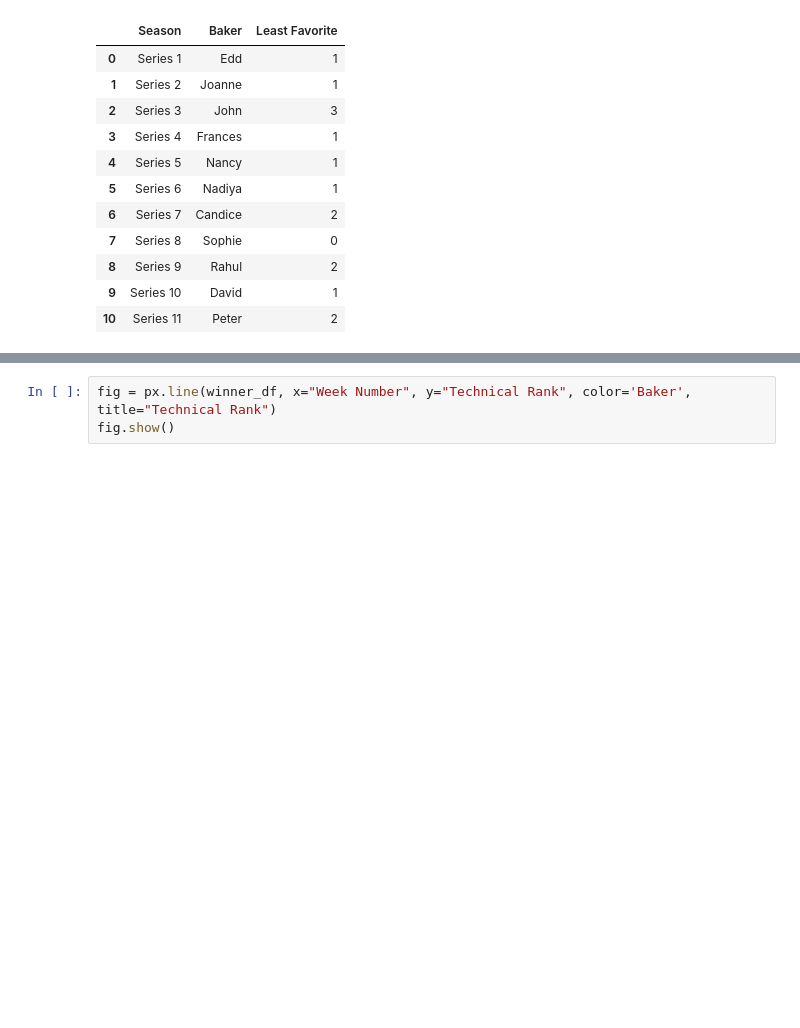
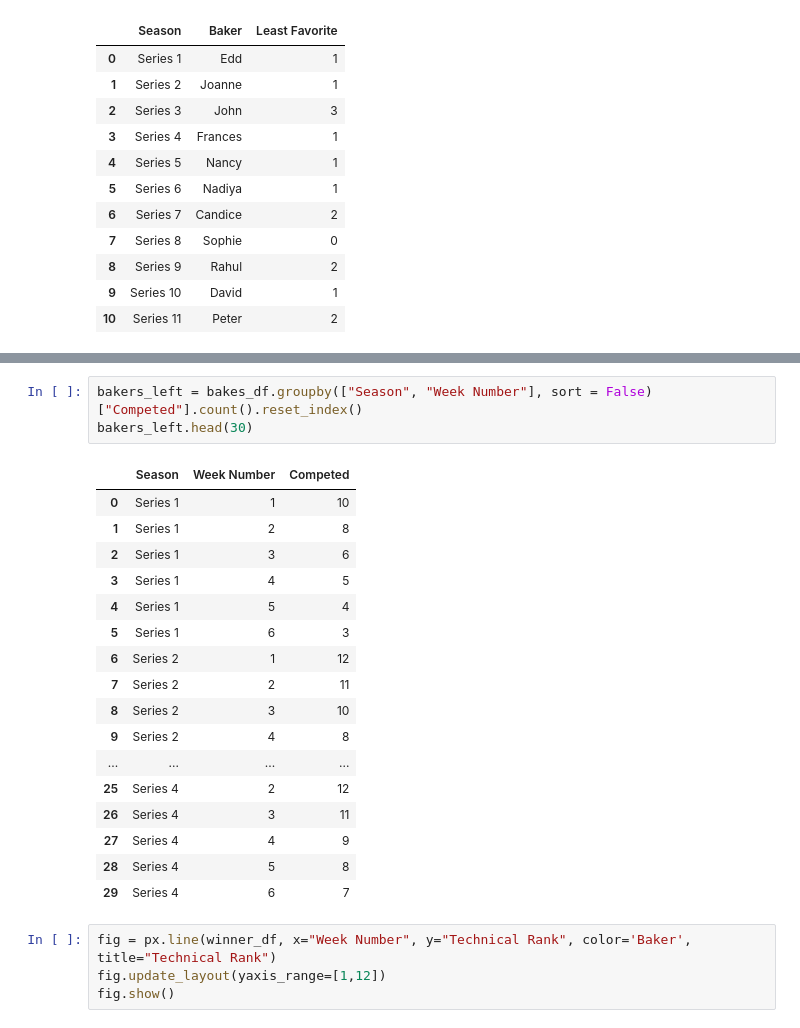
Before and after one commit to oshadiw/bakeoff-analysis, a Jupyter notebook: winners.ipynb, the cells around one changed output, grey strips where cells are left out. Saved outputs shown, nothing was run; the diff lists cells and outputs as text; blank space fills up the shorter version.

```diff
--- a/winners.ipynb
+++ b/winners.ipynb
@@ -114,3 +125,25 @@ count_of_winner_least_favorites
+# %%
+bakers_left = bakes_df.groupby(["Season", "Week Number"], sort = False)["Competed"].count().reset_index()
+bakers_left.head(30)
+# %% [output]
+|  | Season | Week Number | Competed |
+| 0 | Series 1 | 1 | 10 |
+| 1 | Series 1 | 2 | 8 |
+| 2 | Series 1 | 3 | 6 |
+| 3 | Series 1 | 4 | 5 |
+| 4 | Series 1 | 5 | 4 |
+| 5 | Series 1 | 6 | 3 |
+| 6 | Series 2 | 1 | 12 |
+| 7 | Series 2 | 2 | 11 |
+| 8 | Series 2 | 3 | 10 |
+| 9 | Series 2 | 4 | 8 |
+| ... | ... | ... | ... |
+| 25 | Series 4 | 2 | 12 |
+| 26 | Series 4 | 3 | 11 |
+| 27 | Series 4 | 4 | 9 |
+| 28 | Series 4 | 5 | 8 |
+| 29 | Series 4 | 6 | 7 |
 # %%
 fig = px.line(winner_df, x="Week Number", y="Technical Rank", color='Baker', title="Technical Rank")
+fig.update_layout(yaxis_range=[1,12])
 fig.show()
```
Also changed, not shown: parts of 4 cells of this notebook, 7 other files.
